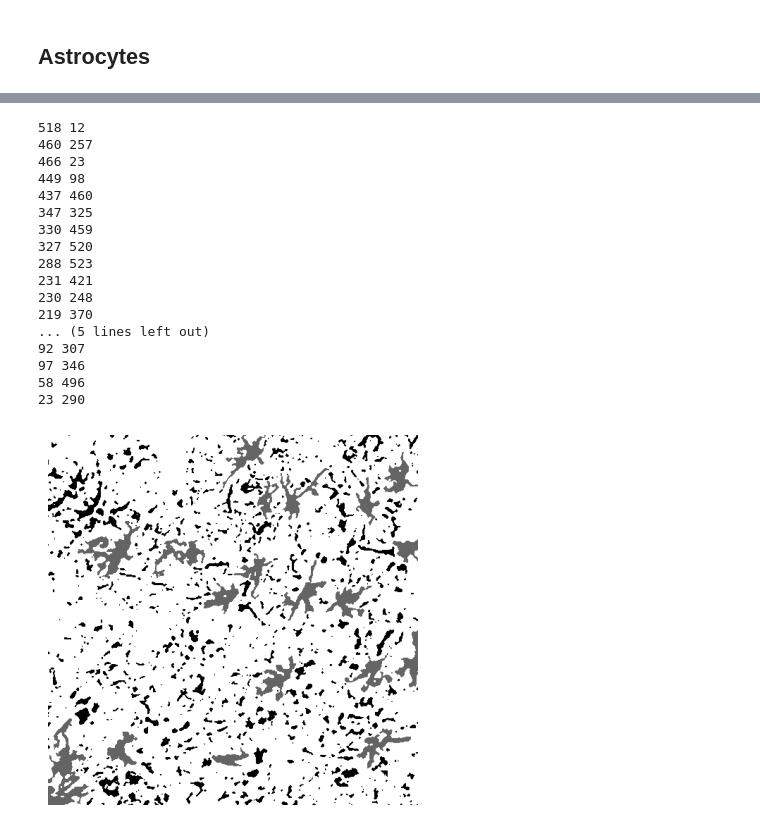
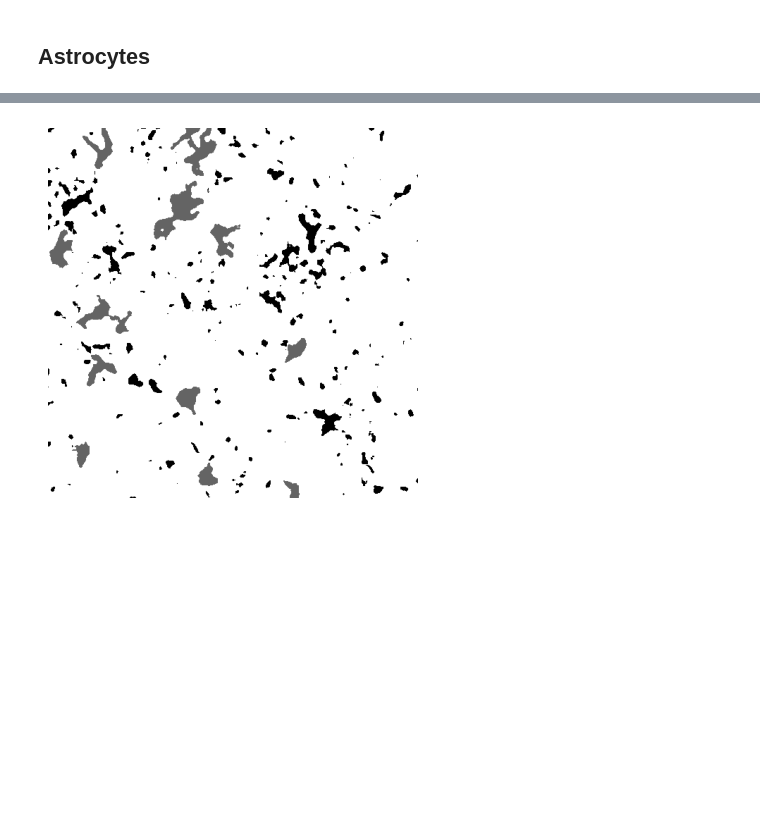
Before and after one commit to raisaaajose/astrocyte-detection, a Jupyter notebook: rule-based/astrocytes.ipynb, the cells around one changed output, grey strips where cells are left out. Drawn from its saved outputs; the diff is of its cells as text; code cells hidden in the pictures; blank space fills up the shorter version.

```diff
--- a/rule-based/astrocytes.ipynb
+++ b/rule-based/astrocytes.ipynb
@@ -33,7 +36,7 @@ plt.show()
 # %%
 clahe = cv2.createCLAHE(clipLimit=5)
 clahe_img = np.clip(clahe.apply(img_gray) + 20, 0, 255).astype(np.uint8)
-_, threshold_img = cv2.threshold(img_gray, 210, 255, cv2.THRESH_BINARY)
+_, threshold_img = cv2.threshold(img_gray, 190, 255, cv2.THRESH_BINARY)
 plt.imshow(threshold_img,cmap='gray')
 # %% [output]
 <matplotlib.image.AxesImage at 0x...>
@@ -49,12 +52,12 @@ plt.imshow(otsu_thresh,cmap='gray')
 # %%
 output=threshold_img.copy()
-blurred = cv2.GaussianBlur(output, (3, 3), 0)
-median_blurred = cv2.medianBlur(output, 7)
+median_blurred = cv2.medianBlur(output, 5)
 
-kernel = np.ones((11,11), np.uint8)
+kernel = np.ones((7,7), np.uint8)
 eroded_image = cv2.erode(~median_blurred, kernel, iterations=1)
 
-median_blurred2 = cv2.medianBlur(eroded_image, 7)
+median_blurred2 = cv2.medianBlur(eroded_image,7)
+
 plt.imshow(output,cmap='gray')
 plt.axis('off')
 plt.show()
@@ -77,6 +80,7 @@ plt.show()
 centroid_img=img.copy()
 contours, hierarchy = cv2.findContours(median_blurred2,cv2.RETR_TREE,cv2.CHAIN_APPROX_SIMPLE)
 centres=[]
+contours = [c for c in contours if cv2.contourArea(c) > 1.0]
 for c in contours:
 
    M = cv2.moments(c)
@@ -87,8 +91,6 @@ for c in contours:
    centres.append((cX, cY))
 
 print(centroid_img.shape)
-for i in centres:
-   print(i)
 plt.imshow(centroid_img,cmap='gray')
 plt.axis('off')
 plt.show()
@@ -114,29 +100,11 @@ plt.show()
 # %%
-floodfill=threshold_img.copy()
-floodfill_blurred = cv2.medianBlur(floodfill, 3)
+_, threshold_img2 = cv2.threshold(img_gray, 195, 255, cv2.THRESH_BINARY)
+floodfill=threshold_img2.copy()
+floodfill_blurred = cv2.medianBlur(floodfill, 9)
 plt.imshow(floodfill_blurred,cmap='gray')
 plt.axis('off')
 plt.show()
 
 floodfill_blurred_array=np.array(floodfill_blurred)
-# for x,y in centres:
-#     print(floodfill_blurred_array[x][y])
 print(floodfill_blurred_array.shape)
-
-binary_mask_normalized = floodfill_blurred / 255.0  # Normalize for display (0 to 1)
-
-# Unpack x and y from centres
-ys, xs = zip(*centres)  # y = row, x = col
-
-plt.figure(figsize=(8, 8))
-plt.imshow(binary_mask_normalized, cmap='gray')
-plt.scatter(ys, xs, c='lime', s=6, marker='o')  # Green dots
-plt.axis('off')
-plt.title("Binary Mask with Green Dots")
-plt.show()
-
-
-print(binary_mask_normalized.shape)
-for i in zip(*centres):
-   print(i)
 # %% [output]
@@ -345,14 +113,11 @@ plt.show()
 # %%
-#bfs flood fill 4-connected - breakdown
+#bfs flood fill 4-connected
 
 from collections import deque
 
 def flood_fill_multi_source(grid, sources, new_color):
     rows, cols = len(grid), len(grid[0])
     original_color = 0
-
-    # if original_color == new_color or original_color==255:
-    #     return grid
 
     queue = deque()
 
@@ -364,50 +129,32 @@ def flood_fill_multi_source(grid, sources, new_color):
         x, y = queue.popleft()
         for dx, dy in [(-1, 0), (1, 0), (0, -1), (0, 1)]:
             nx, ny = x + dx, y + dy
             if 0 <= nx < rows and 0 <= ny < cols and grid[nx][ny] == original_color:
                 grid[nx][ny] = new_color
                 queue.append((nx, ny))
 
 
     return grid
 
 
 grid = floodfill_blurred_array.copy()
 sources = [(y, x) for x, y in centres]
 
 for x, y in sources:
-    print(x,y)
     grid[x][y]=0
 
 new_color = 100
 
 result = flood_fill_multi_source(grid, sources, new_color)
 
 #count= 3263
-cv2.imwrite("floodfill2.jpeg", result)
+
 
 
 
 
 plt.imshow(result,cmap='gray')
 plt.axis('off')
 plt.show()
 # %% [output]
-518 12
-460 257
-466 23
-449 98
-437 460
-347 325
-330 459
-327 520
-288 523
-231 421
-230 248
-219 370
-... (5 lines left out)
-92 307
-97 346
-58 496
-23 290
-[figure, old version]
+[figure, new version]
```
Also changed, not shown: parts of 10 cells of this notebook.
